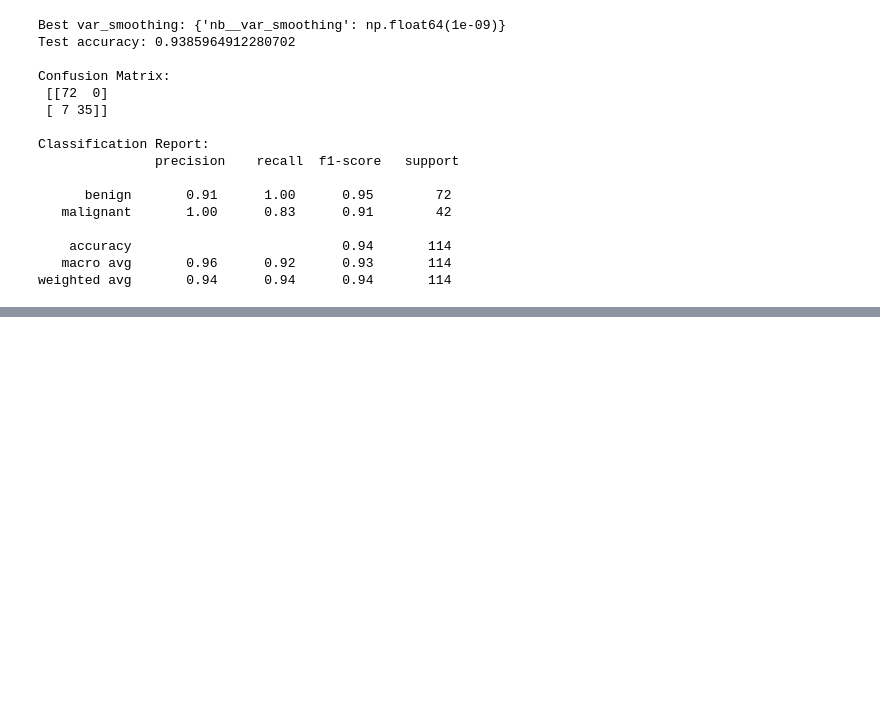
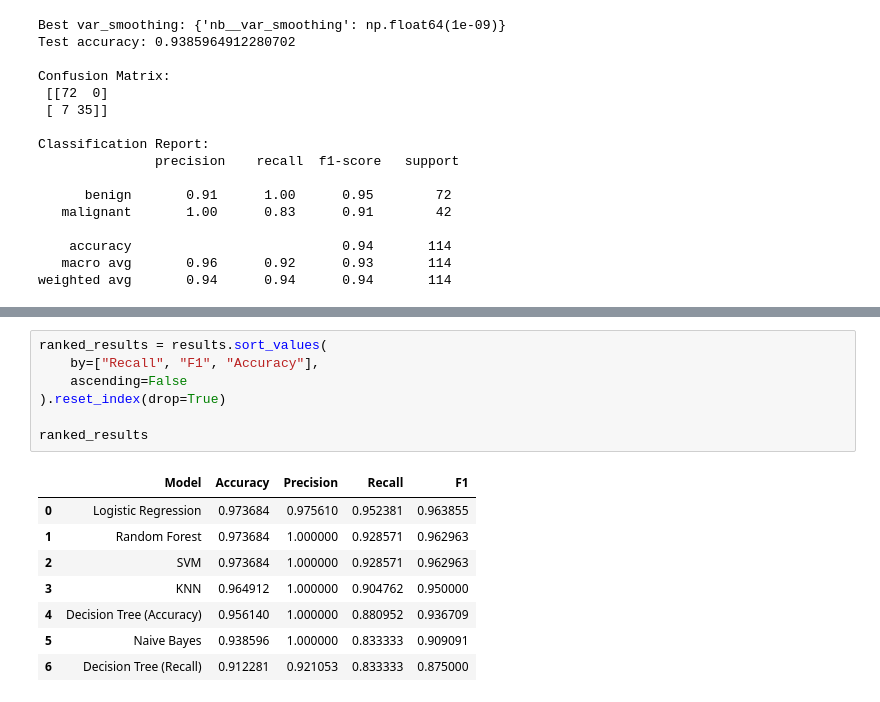
Before and after one commit to AromalDileep/traditional_ml, a Jupyter notebook: notebooks/09_classification_models.ipynb, the cells around one changed output, grey strips where cells are left out. Cells and saved outputs as stored; diff of their text form; blank space fills up the shorter version.

```diff
--- a/notebooks/09_classification_models.ipynb
+++ b/notebooks/09_classification_models.ipynb
@@ -2076,0 +2240,16 @@ weighted avg       0.94      0.94      0.94       114
+# %%
+ranked_results = results.sort_values(
+    by=["Recall", "F1", "Accuracy"],
+    ascending=False
+).reset_index(drop=True)
+
+ranked_results
+# %% [output]
+|  | Model | Accuracy | Precision | Recall | F1 |
+| 0 | Logistic Regression | 0.973684 | 0.975610 | 0.952381 | 0.963855 |
+| 1 | Random Forest | 0.973684 | 1.000000 | 0.928571 | 0.962963 |
+| 2 | SVM | 0.973684 | 1.000000 | 0.928571 | 0.962963 |
+| 3 | KNN | 0.964912 | 1.000000 | 0.904762 | 0.950000 |
+| 4 | Decision Tree (Accuracy) | 0.956140 | 1.000000 | 0.880952 | 0.936709 |
+| 5 | Naive Bayes | 0.938596 | 1.000000 | 0.833333 | 0.909091 |
+| 6 | Decision Tree (Recall) | 0.912281 | 0.921053 | 0.833333 | 0.875000 |
```
Also changed, not shown: parts of 12 cells of this notebook.
